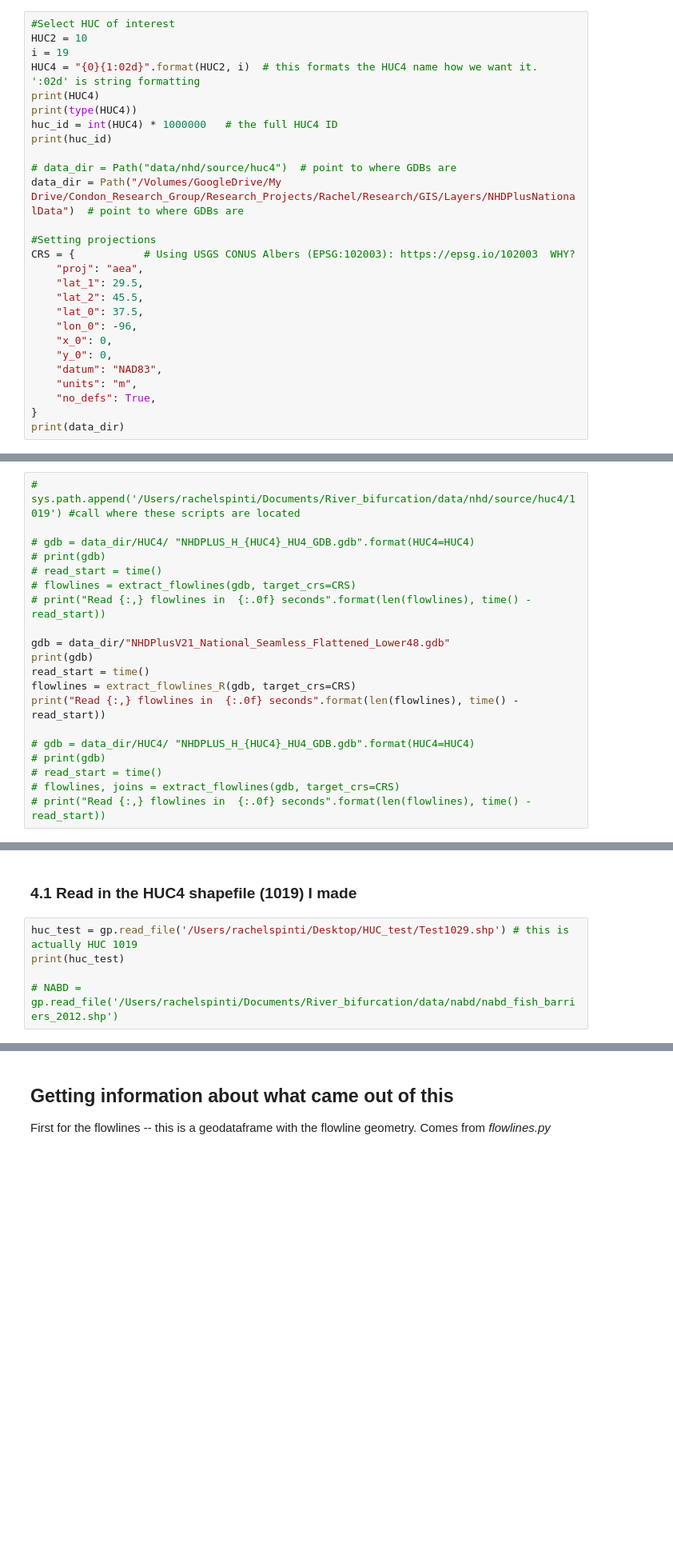
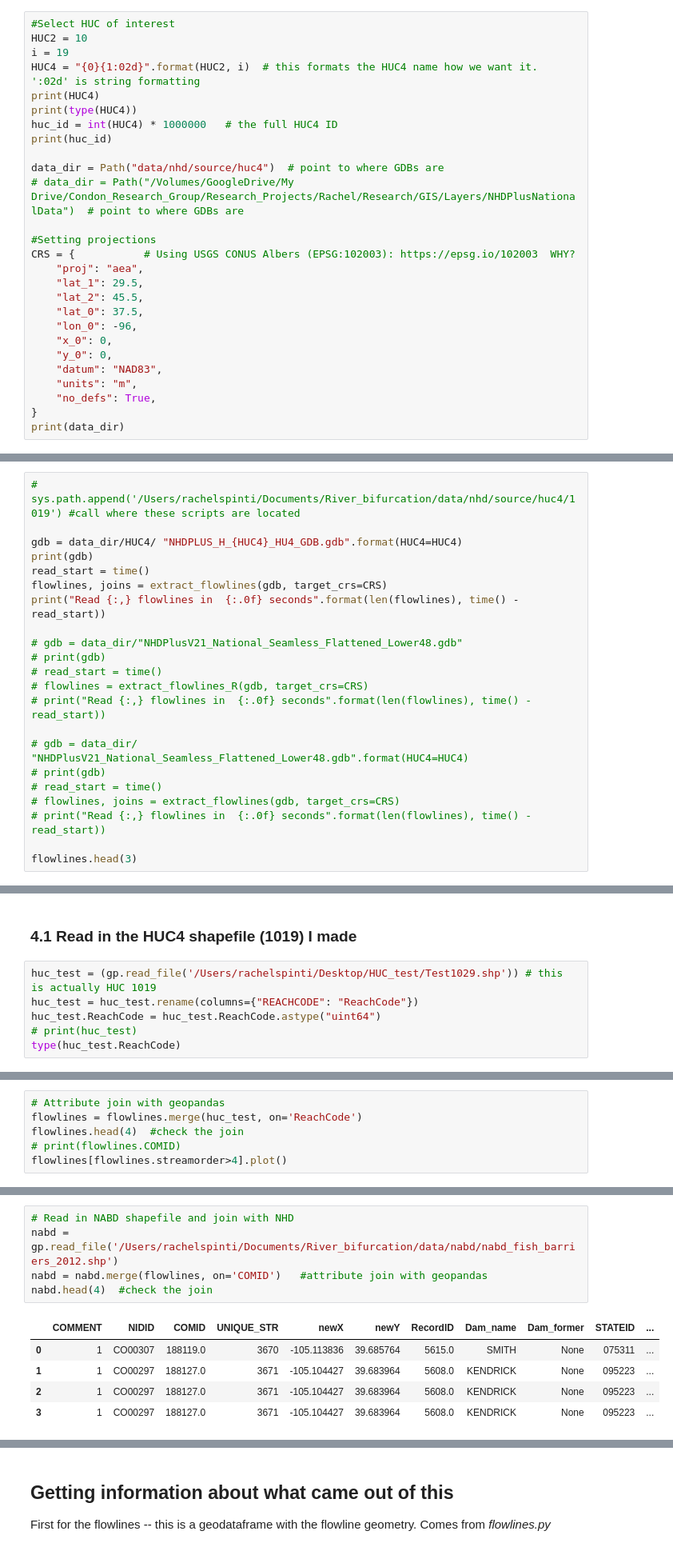
Before and after one commit to rspinti/River_bifurcation, a Jupyter notebook: Workflow_cleaned.ipynb, the cells around one changed output, grey strips where cells are left out. Shown: that part at 80% size. Saved outputs shown, nothing was run; the diff lists cells and outputs as text; blank space fills up the shorter version.

Commit message:
joining nhd and nabd

```diff
--- a/Workflow_cleaned.ipynb
+++ b/Workflow_cleaned.ipynb
@@ -50,8 +51,8 @@ print(type(HUC4))
 huc_id = int(HUC4) * 1000000   # the full HUC4 ID
 print(huc_id)
 
-# data_dir = Path("data/nhd/source/huc4")  # point to where GDBs are
-data_dir = Path("/Volumes/GoogleDrive/My Drive/Condon_Research_Group/Research_Projects/Rachel/Research/GIS/Layers/NHDPlusNationalData")  # point to where GDBs are
+data_dir = Path("data/nhd/source/huc4")  # point to where GDBs are
+# data_dir = Path("/Volumes/GoogleDrive/My Drive/Condon_Research_Group/Research_Projects/Rachel/Research/GIS/Layers/NHDPlusNationalData")  # point to where GDBs are
 
 #Setting projections
 CRS = {           # Using USGS CONUS Albers (EPSG:102003): https://epsg.io/102003  WHY?
@@ -77,21 +78,23 @@ print(data_dir)
 # %%
 # sys.path.append('/Users/rachelspinti/Documents/River_bifurcation/data/nhd/source/huc4/1019') #call where these scripts are located
 
-# gdb = data_dir/HUC4/ "NHDPLUS_H_{HUC4}_HU4_GDB.gdb".format(HUC4=HUC4)
+gdb = data_dir/HUC4/ "NHDPLUS_H_{HUC4}_HU4_GDB.gdb".format(HUC4=HUC4)
+print(gdb)
+read_start = time()
+flowlines, joins = extract_flowlines(gdb, target_crs=CRS)
+print("Read {:,} flowlines in  {:.0f} seconds".format(len(flowlines), time() - read_start))
+
+# gdb = data_dir/"NHDPlusV21_National_Seamless_Flattened_Lower48.gdb"
 # print(gdb)
 # read_start = time()
-# flowlines = extract_flowlines(gdb, target_crs=CRS)
+# flowlines = extract_flowlines_R(gdb, target_crs=CRS)
 # print("Read {:,} flowlines in  {:.0f} seconds".format(len(flowlines), time() - read_start))
 
-gdb = data_dir/"NHDPlusV21_National_Seamless_Flattened_Lower48.gdb"
-print(gdb)
-read_start = time()
-flowlines = extract_flowlines_R(gdb, target_crs=CRS)
-print("Read {:,} flowlines in  {:.0f} seconds".format(len(flowlines), time() - read_start))
-
-# gdb = data_dir/HUC4/ "NHDPLUS_H_{HUC4}_HU4_GDB.gdb".format(HUC4=HUC4)
+# gdb = data_dir/ "NHDPlusV21_National_Seamless_Flattened_Lower48.gdb".format(HUC4=HUC4)
 # print(gdb)
 # read_start = time()
 # flowlines, joins = extract_flowlines(gdb, target_crs=CRS)
 # print("Read {:,} flowlines in  {:.0f} seconds".format(len(flowlines), time() - read_start))
+
+flowlines.head(3)
 # %% [output]
@@ -100,8 +123,9 @@ Reading flowlines
 # %% [markdown]
 ### 4.1 Read in the HUC4 shapefile (1019) I made
 # %%
-huc_test = gp.read_file('/Users/rachelspinti/Desktop/HUC_test/Test1029.shp') # this is actually HUC 1019
-print(huc_test)
-
-# NABD = gp.read_file('/Users/rachelspinti/Documents/River_bifurcation/data/nabd/nabd_fish_barriers_2012.shp')
+huc_test = (gp.read_file('/Users/rachelspinti/Desktop/HUC_test/Test1029.shp')) # this is actually HUC 1019
+huc_test = huc_test.rename(columns={"REACHCODE": "ReachCode"})
+huc_test.ReachCode = huc_test.ReachCode.astype("uint64")
+# print(huc_test)
+type(huc_test.ReachCode)
 # %% [output]
@@ -130,0 +149,6 @@ gp.sjoin(flowlines, huc_test)  # join by attribute: is that spatial join?
+# %%
+# Attribute join with geopandas
+flowlines = flowlines.merge(huc_test, on='ReachCode')
+flowlines.head(4)  #check the join
+# print(flowlines.COMID)
+flowlines[flowlines.streamorder>4].plot()
@@ -130,0 +163,11 @@ gp.sjoin(flowlines, huc_test)  # join by attribute: is that spatial join?
+# %%
+# Read in NABD shapefile and join with NHD
+nabd = gp.read_file('/Users/rachelspinti/Documents/River_bifurcation/data/nabd/nabd_fish_barriers_2012.shp')
+nabd = nabd.merge(flowlines, on='COMID')   #attribute join with geopandas
+nabd.head(4)  #check the join
+# %% [output]
+|  | COMMENT | NIDID | COMID | UNIQUE_STR | newX | newY | RecordID | Dam_name | Dam_former | STATEID | ... |
+| 0 | 1 | CO00307 | 188119.0 | 3670 | -105.113836 | 39.685764 | 5615.0 | SMITH | None | 075311 | ... |
+| 1 | 1 | CO00297 | 188127.0 | 3671 | -105.104427 | 39.683964 | 5608.0 | KENDRICK | None | 095223 | ... |
+| 2 | 1 | CO00297 | 188127.0 | 3671 | -105.104427 | 39.683964 | 5608.0 | KENDRICK | None | 095223 | ... |
+| 3 | 1 | CO00297 | 188127.0 | 3671 | -105.104427 | 39.683964 | 5608.0 | KENDRICK | None | 095223 | ... |
```
Also changed, not shown: parts of 37 cells of this notebook, 1 other file.
